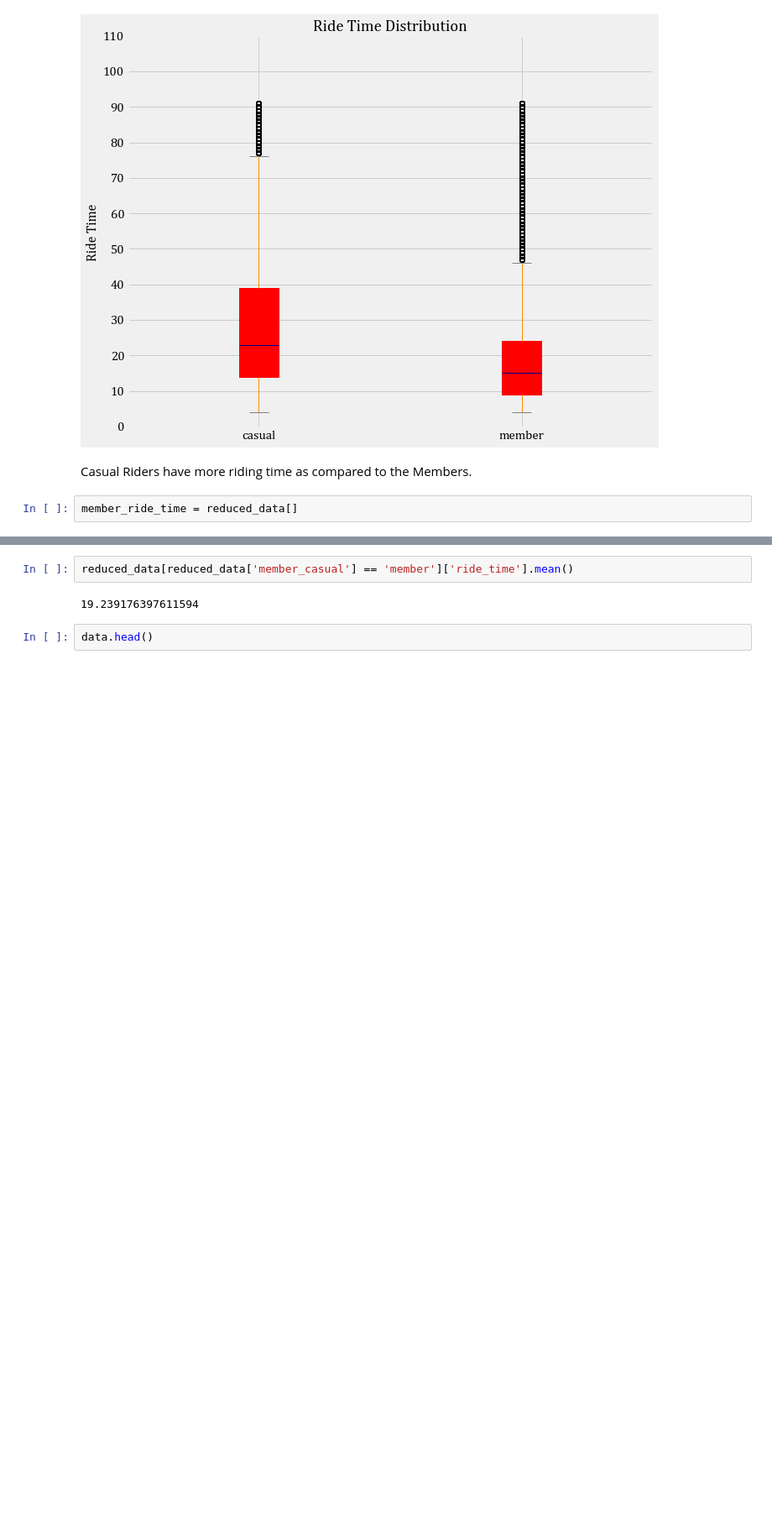
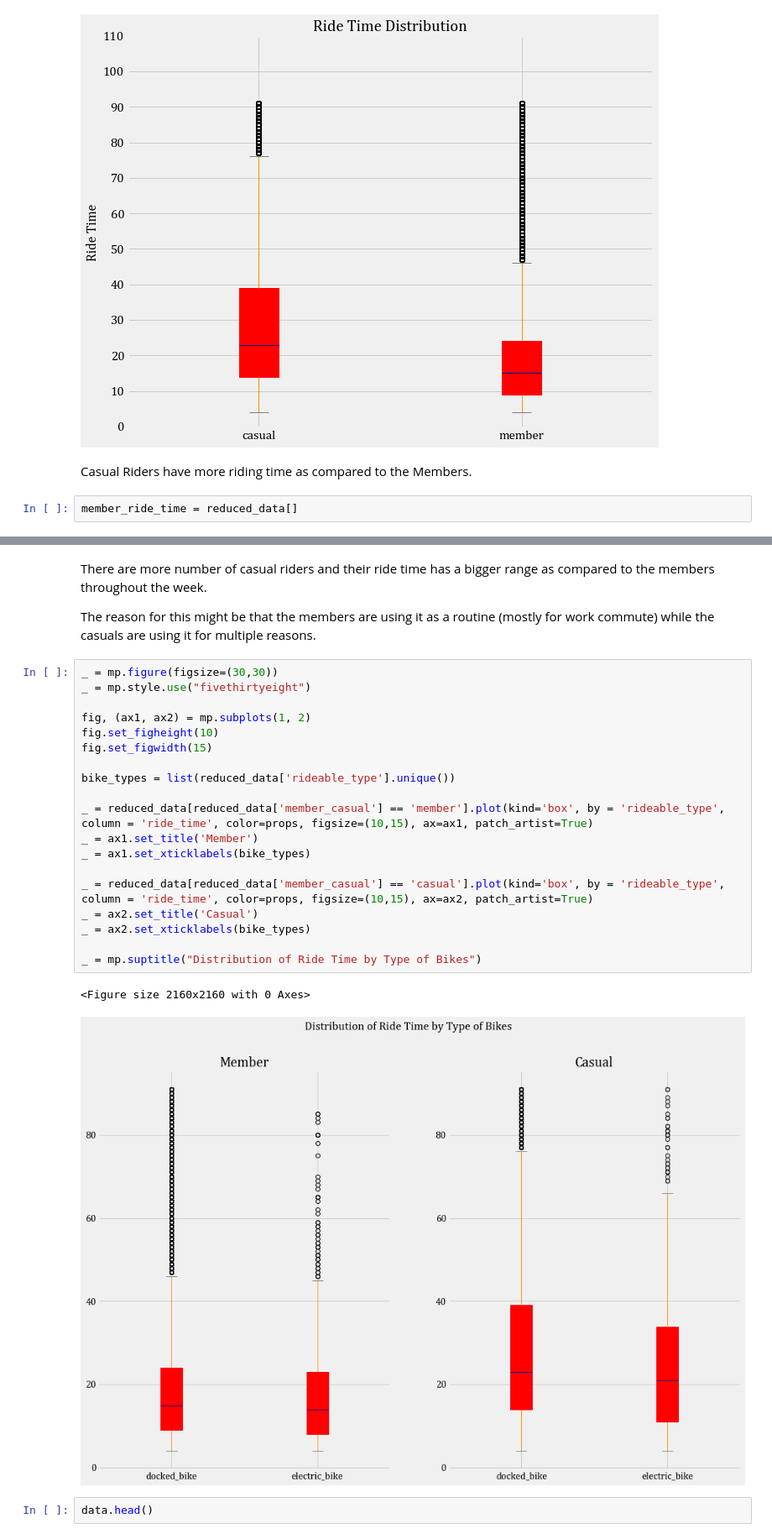
Before and after one commit to deepbdoshi/Google-Analytics-Capstone-Project, a Jupyter notebook: Google Analytics Capstone Project 1.ipynb, the cells around one changed output, grey strips where cells are left out. Shown at 84% size. Drawn from its saved outputs; the diff is of its cells as text; blank space fills up the shorter version.

```diff
--- a/Google Analytics Capstone Project 1.ipynb
+++ b/Google Analytics Capstone Project 1.ipynb
@@ -555,7 +538,29 @@ reduced_data[reduced_data['member_casual'] == 'casual']
-# %%
-reduced_data[reduced_data['member_casual'] == 'member']['ride_time'].mean()
-# %% [output]
-19.239176397611594
+# %% [markdown]
+There are more number of casual riders and their ride time has a bigger range as compared to the members throughout the week.
+
+The reason for this might be that the members are using it as a routine (mostly for work commute) while the casuals are using it for multiple reasons.
+# %%
+_ = mp.figure(figsize=(30,30))
+_ = mp.style.use("fivethirtyeight")
+
+fig, (ax1, ax2) = mp.subplots(1, 2)
+fig.set_figheight(10)
+fig.set_figwidth(15)
+
+bike_types = list(reduced_data['rideable_type'].unique())
+
+_ = reduced_data[reduced_data['member_casual'] == 'member'].plot(kind='box', by = 'rideable_type', column = 'ride_time', color=props, figsize=(10,15), ax=ax1, patch_artist=True)
+_ = ax1.set_title('Member')
+_ = ax1.set_xticklabels(bike_types)
+
+_ = reduced_data[reduced_data['member_casual'] == 'casual'].plot(kind='box', by = 'rideable_type', column = 'ride_time', color=props, figsize=(10,15), ax=ax2, patch_artist=True)
+_ = ax2.set_title('Casual')
+_ = ax2.set_xticklabels(bike_types)
+
+_ = mp.suptitle("Distribution of Ride Time by Type of Bikes")
+# %% [output]
+<Figure size 2160x2160 with 0 Axes>
+[figure, added]
 # %%
 data.head()
 # %% [output]
```
Also changed, not shown: parts of 6 cells of this notebook.
